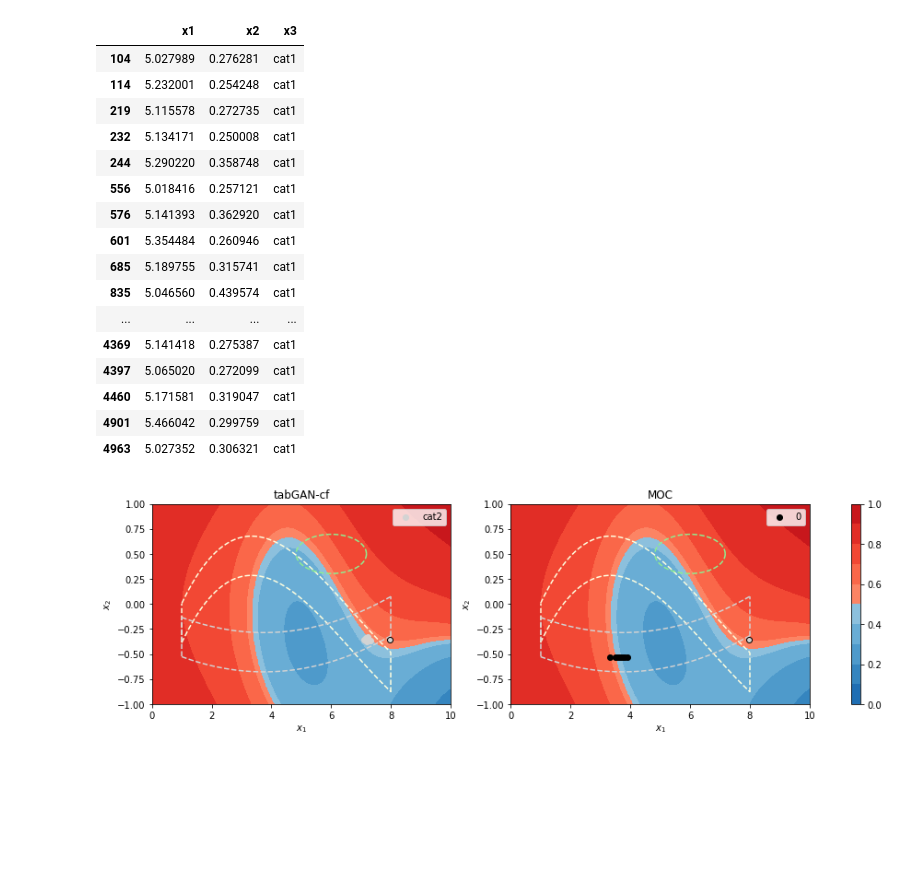
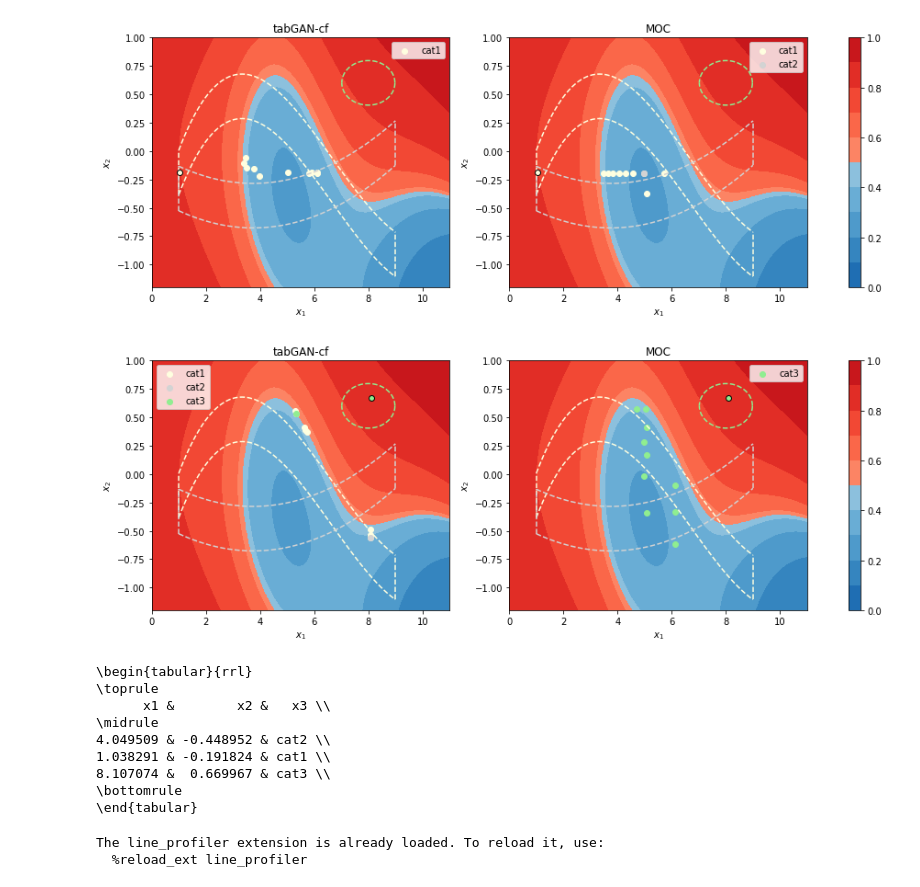
Before and after one commit to ArneRustad/Master-thesis-cf, a Jupyter notebook: Compare counterfactuals.ipynb, the cells around one changed output. Cells and saved outputs as stored; diff of their text form; code cells hidden in the pictures; blank space fills up the shorter version.

```diff
--- a/Compare counterfactuals.ipynb
+++ b/Compare counterfactuals.ipynb
@@ -211,24 +170,34 @@ compare_counterfactuals(df_toy, x_obs_nr = 244, save_path = "compare_counterfact
-# %%
-df_toy.loc[(df_toy["x3"] == "cat1") & (df_toy["x2"] > 0.25) & (df_toy["x1"] > 5)]
-# %% [output]
-|  | x1 | x2 | x3 |
-| 104 | 5.027989 | 0.276281 | cat1 |
-| 114 | 5.232001 | 0.254248 | cat1 |
-| 219 | 5.115578 | 0.272735 | cat1 |
-| 232 | 5.134171 | 0.250008 | cat1 |
-| 244 | 5.290220 | 0.358748 | cat1 |
-| 556 | 5.018416 | 0.257121 | cat1 |
-| 576 | 5.141393 | 0.362920 | cat1 |
-| 601 | 5.354484 | 0.260946 | cat1 |
-| 685 | 5.189755 | 0.315741 | cat1 |
-| 835 | 5.046560 | 0.439574 | cat1 |
-| ... | ... | ... | ... |
-| 4369 | 5.141418 | 0.275387 | cat1 |
-| 4397 | 5.065020 | 0.272099 | cat1 |
-| 4460 | 5.171581 | 0.319047 | cat1 |
-| 4901 | 5.466042 | 0.299759 | cat1 |
-| 4963 | 5.027352 | 0.306321 | cat1 |
 # %%
-compare_counterfactuals(df_toy, x_obs_nr=0, save_path = "compare_counterfactuals_for_obs1.jpg", save_dir=image_dir)
+compare_counterfactuals(df_toy, x_obs_nr=243, save_path = "compare_counterfactuals_for_obs2.svg", save_dir=image_dir,
+                       only_tabGAN_cf = False, figsize=[16,5])
 # %% [output]
-[figure, old version]
+[figure, new version]
+# %%
+compare_counterfactuals(df_toy, x_obs_nr=11, save_path = "compare_counterfactuals_for_obs3.svg", save_dir=image_dir,
+                       only_tabGAN_cf = False,figsize=[16,5])
+# %% [output]
+[figure, added]
+# %%
+print(df_toy.iloc[[89, 243, 11]].to_latex(index=False))
+# %% [output]
+\begin{tabular}{rrl}
+\toprule
+      x1 &        x2 &   x3 \\
+\midrule
+4.049509 & -0.448952 & cat2 \\
+1.038291 & -0.191824 & cat1 \\
+8.107074 &  0.669967 & cat3 \\
+\bottomrule
+\end{tabular}
+# %%
+%run "$utils_path"
+%run "$tableGAN_path"
+%load_ext line_profiler
+data_adult_train= pd.read_csv('Datasets\\df_adult_edited_train.csv')
+data_adult_test= pd.read_csv('Datasets\\df_adult_edited_test.csv')
+discrete_columns = data_adult_train.columns[data_adult_train.dtypes == "object"]
+data_adult_train[discrete_columns] = data_adult_train[discrete_columns].astype("category")
+data_adult_test[discrete_columns] = data_adult_test[discrete_columns].astype("category")
+# %% [output]
+The line_profiler extension is already loaded. To reload it, use:
+  %reload_ext line_profiler
```
Also changed, not shown: parts of 20 cells of this notebook, 5 other files.
